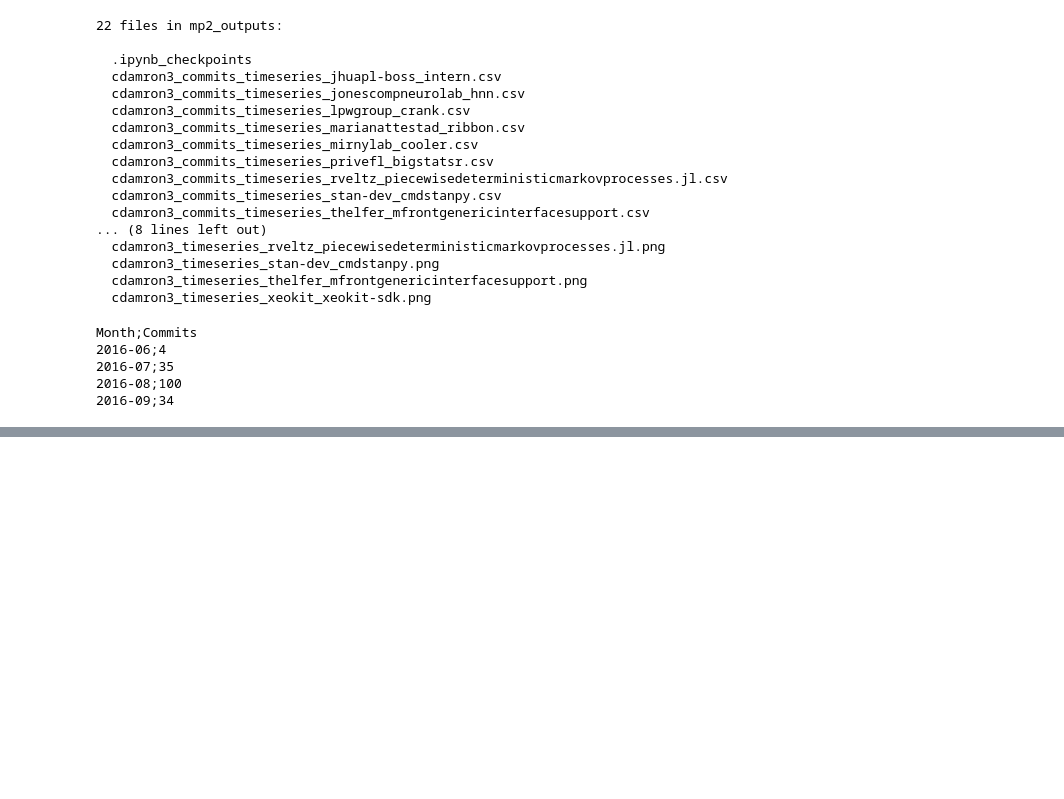
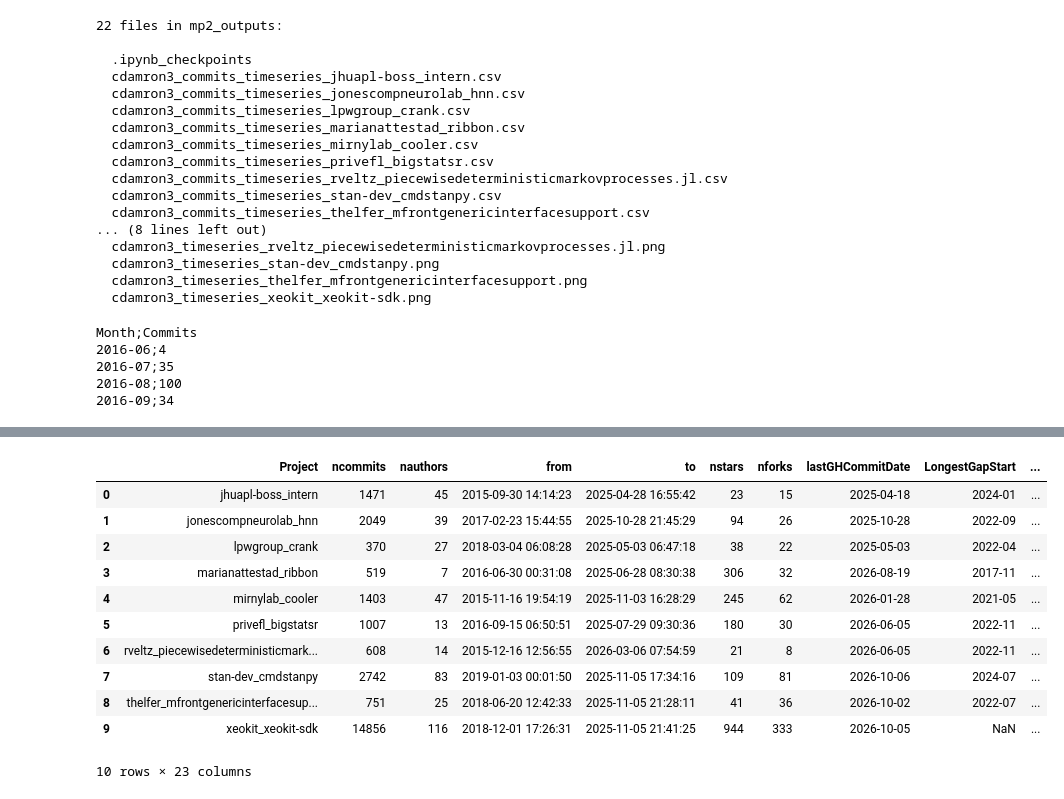
Before and after one commit to SoulScion/MiniProject2, a Jupyter notebook: cdamron3_Vis.ipynb, the cells around one changed output, grey strips where cells are left out. Cells and saved outputs as stored; diff of their text form; code cells hidden in the pictures; blank space fills up the shorter version.

```diff
--- a/cdamron3_Vis.ipynb
+++ b/cdamron3_Vis.ipynb
@@ -208,0 +385,17 @@ Add all that info to netid_project_stats.csv
+# %%
+import pandas as pd
+stats = pd.read_csv("mp2_outputs/cdamron3_project_stats.csv", sep=";")
+stats
+# %% [output]
+|  | Project | ncommits | nauthors | from | to | nstars | nforks | lastGHCommitDate | LongestGapStart | ... |
+| 0 | jhuapl-boss_intern | 1471 | 45 | 2015-09-30 14:14:23 | 2025-04-28 16:55:42 | 23 | 15 | 2025-04-18 | 2024-01 | ... |
+| 1 | jonescompneurolab_hnn | 2049 | 39 | 2017-02-23 15:44:55 | 2025-10-28 21:45:29 | 94 | 26 | 2025-10-28 | 2022-09 | ... |
+| 2 | lpwgroup_crank | 370 | 27 | 2018-03-04 06:08:28 | 2025-05-03 06:47:18 | 38 | 22 | 2025-05-03 | 2022-04 | ... |
+| 3 | marianattestad_ribbon | 519 | 7 | 2016-06-30 00:31:08 | 2025-06-28 08:30:38 | 306 | 32 | 2026-08-19 | 2017-11 | ... |
+| 4 | mirnylab_cooler | 1403 | 47 | 2015-11-16 19:54:19 | 2025-11-03 16:28:29 | 245 | 62 | 2026-01-28 | 2021-05 | ... |
+| 5 | privefl_bigstatsr | 1007 | 13 | 2016-09-15 06:50:51 | 2025-07-29 09:30:36 | 180 | 30 | 2026-06-05 | 2022-11 | ... |
+| 6 | rveltz_piecewisedeterministicmark... | 608 | 14 | 2015-12-16 12:56:55 | 2026-03-06 07:54:59 | 21 | 8 | 2026-06-05 | 2022-11 | ... |
+| 7 | stan-dev_cmdstanpy | 2742 | 83 | 2019-01-03 00:01:50 | 2025-11-05 17:34:16 | 109 | 81 | 2026-10-06 | 2024-07 | ... |
+| 8 | thelfer_mfrontgenericinterfacesup... | 751 | 25 | 2018-06-20 12:42:33 | 2025-11-05 21:28:11 | 41 | 36 | 2026-10-02 | 2022-07 | ... |
+| 9 | xeokit_xeokit-sdk | 14856 | 116 | 2018-12-01 17:26:31 | 2025-11-05 21:41:25 | 944 | 333 | 2026-10-05 | NaN | ... |
+10 rows × 23 columns
```
Also changed, not shown: parts of 13 cells of this notebook, 13 other files.
